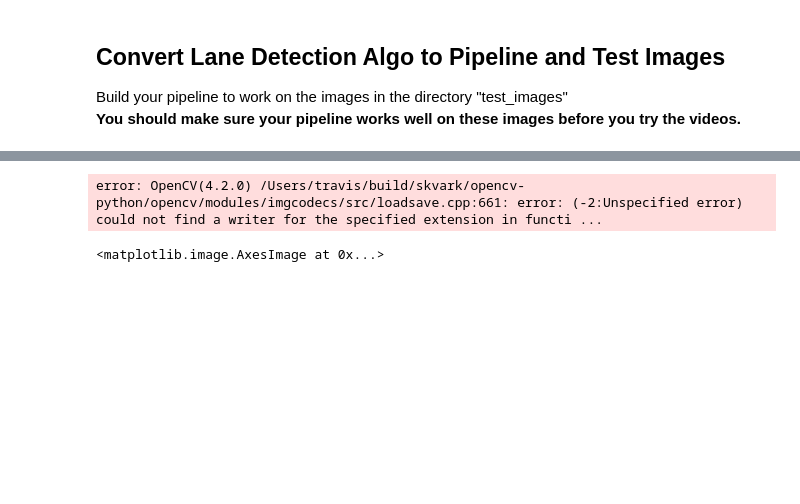
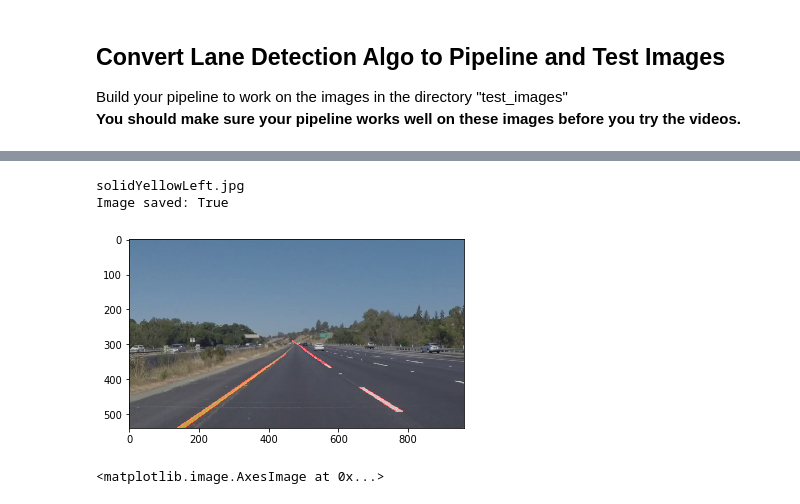
Before and after one commit to gobrando/CarND-LaneLines-P1, a Jupyter notebook: P1.ipynb, the cells around one changed output, grey strips where cells are left out. Saved outputs shown, nothing was run; the diff lists cells and outputs as text; code cells hidden in the pictures; blank space fills up the shorter version.

Commit message:
fix save to file feature

```diff
--- a/P1.ipynb
+++ b/P1.ipynb
@@ -229,15 +234,20 @@ Build your pipeline to work on the images in the directory "test_images"
 # %%
 # Final pipeline function
 def find_lane_lines(image):
+    root_title = str(image)
+    image_name = root_title.split('/')
+    print(image_name[1])
     image = mpimg.imread(image)
     gray_img = grayscale(image)
     blur_img = gaussian_blur(gray_img, 5)
     canny_img = canny(blur_img, 50, 150)
     mask_img = region_of_interest(canny_img, np.array([[(0,image.shape[0]),(450, 290), (490, 290), (image.shape[1],image.shape[0])]], dtype=np.int32))
     hough_img = hough_lines(mask_img, 2, np.pi/180, 20, 60, 15)
-    final_img = weighted_img(hough_img, image)
-    plt.imshow(final_img)
-    cv2.imwrite("/", final_img)
+    layered_img = weighted_img(hough_img, image)
+
+    output_img = cv2.imwrite('/Users/brandoncanniff/Code/SDCND/lane-lines/CarND-LaneLines-P1/test_images_output/' + image_name[1], layered_img)
+    print('Image saved: ' + str(output_img))
+    plt.imshow(layered_img)
 # %%
 # Import test images
 import os
@@ -249,10 +260,12 @@ os.listdir("test_images/")
  'solidYellowCurve2.jpg',
  'solidYellowLeft.jpg',
  'whiteCarLaneSwitch.jpg']
-# %%
-img_save_test = cv2.imwrite("test_images", find_lane_lines("test_images/solidWhiteCurve.jpg"))
-# %% [output]
-error: OpenCV(4.2.0) /Users/travis/build/skvark/opencv-python/opencv/modules/imgcodecs/src/loadsave.cpp:661: error: (-2:Unspecified error) could not find a writer for the specified extension in functi ...
+# %%
+find_lane_lines("test_images/solidYellowLeft.jpg")
+# %% [output]
+solidYellowLeft.jpg
+Image saved: True
+[figure, added]
 # %%
 img1 = mpimg.imread("test_images/solidWhiteCurve.jpg")
 plt.imshow(img1)
```
Also changed, not shown: parts of 4 cells of this notebook, 2 other files.
